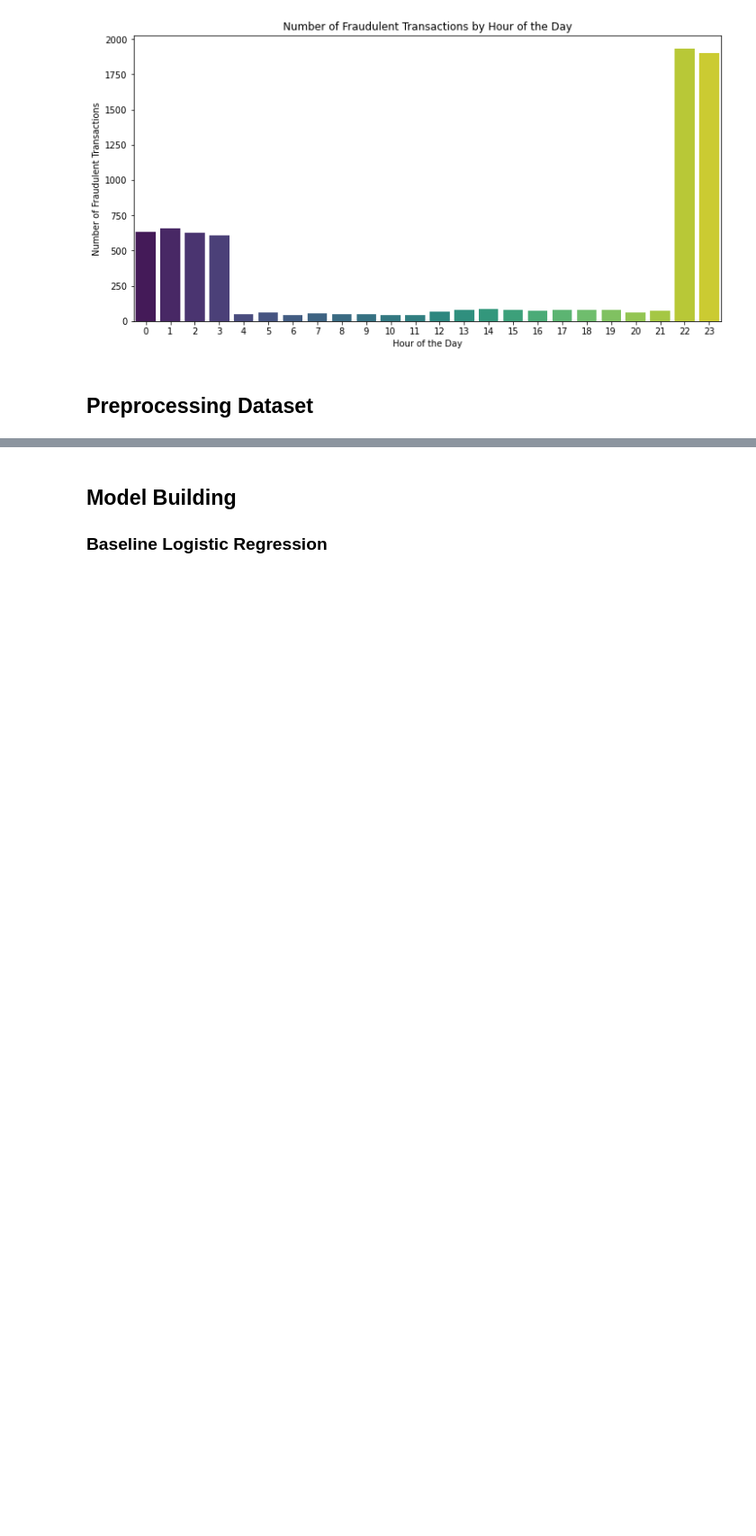
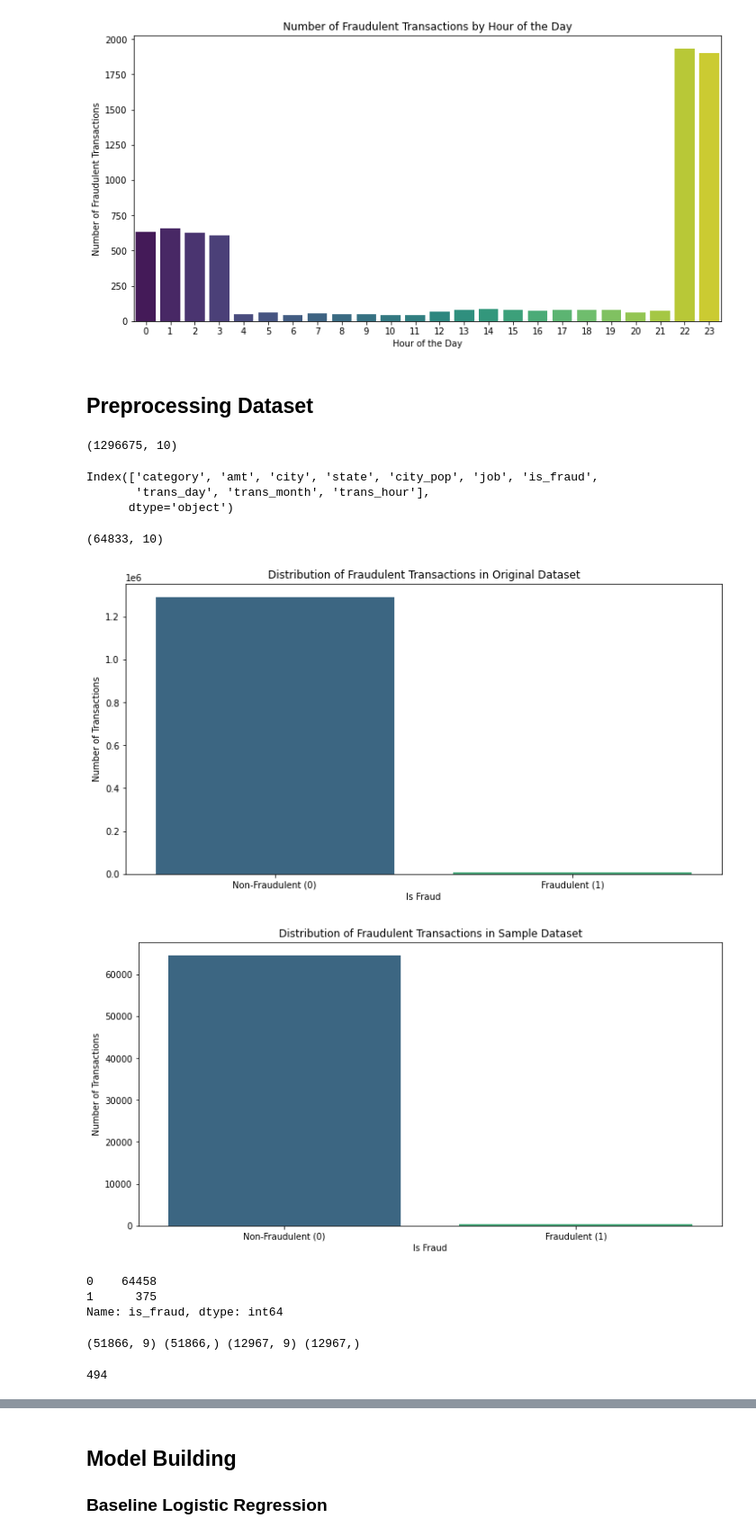
Before and after one commit to Haoweee/Credit-Card-Fraud-Detection, a Jupyter notebook: notebook/fraud_detection.ipynb, the cells around one changed output, grey strips where cells are left out. Shown: that part at 90% size. Cells and saved outputs as stored; diff of their text form; code cells hidden in the pictures; blank space fills up the shorter version.

```diff
--- a/notebook/fraud_detection.ipynb
+++ b/notebook/fraud_detection.ipynb
@@ -475,5 +477,50 @@ plt.show()
 ## Preprocessing Dataset
 # %%
 # drop unnecessary columns for model training
-train.drop(columns=['trans_date_trans_time', 'cc_num', 'merchant', 'street', 'zip', 'dob', 'unix_time', 'trans_date', 'trans_year', 'age_at_transaction'], inplace=True)
-test.drop(columns=['trans_date_trans_time', 'cc_num', 'merchant', 'street', 'zip', 'dob', 'unix_time', 'trans_date', 'trans_year', 'age_at_transaction'], inplace=True)
+train.drop(columns=['trans_date_trans_time', 'cc_num', 'lat', 'long', 'merchant', 'street', 'zip', 'dob', 'unix_time', 'trans_date', 'trans_year', 'age_at_transaction'], inplace=True)
+test.drop(columns=['trans_date_trans_time', 'cc_num', 'lat', 'long', 'merchant', 'street', 'zip', 'dob', 'unix_time', 'trans_date', 'trans_year', 'age_at_transaction'], inplace=True)
+# %%
+train.drop(columns=['gender', 'merch_lat', 'merch_long'], inplace=True)
+# %%
+train.shape
+# %% [output]
+(1296675, 10)
+# %%
+train.columns
+# %% [output]
+Index(['category', 'amt', 'city', 'state', 'city_pop', 'job', 'is_fraud',
+       'trans_day', 'trans_month', 'trans_hour'],
+      dtype='object')
+# %%
+# take a sample of dataset
+train_sample, _ = train_test_split(train, test_size=0.95, stratify=train['is_fraud'] , random_state=42)
+# %%
+train_sample.shape
+# %% [output]
+(64833, 10)
+# %%
+# graph distribution of original and sample dataset
+plt.figure(figsize=(12, 6))
+sns.countplot(x='is_fraud', data=train, palette='viridis')
+plt.title('Distribution of Fraudulent Transactions in Original Dataset')
+plt.xlabel('Is Fraud')
+plt.ylabel('Number of Transactions')
+plt.xticks(ticks=[0, 1], labels=['Non-Fraudulent (0)', 'Fraudulent (1)'])
+plt.show()
+
+plt.figure(figsize=(12, 6))
+sns.countplot(x='is_fraud', data=train_sample, palette='viridis')
+plt.title('Distribution of Fraudulent Transactions in Sample Dataset')
+plt.xlabel('Is Fraud')
+plt.ylabel('Number of Transactions')
+plt.xticks(ticks=[0, 1], labels=['Non-Fraudulent (0)', 'Fraudulent (1)'])
+plt.show()
+
+# of the sample data how many are fraudulent and non-fraudulent
+train_sample['is_fraud'].value_counts()
+# %% [output]
+[figure, added]
+[figure, added]
+0    64458
+1      375
+Name: is_fraud, dtype: int64
@@ -480,6 +532,15 @@ test.drop(columns=['trans_date_trans_time', 'cc_num', 'merchant', 'street', 'zip
 # %%
 # Separate features and target variable
-X_train = train.drop(columns=['is_fraud'])
-y_train = train['is_fraud']
-X_test = test.drop(columns=['is_fraud'])
-y_test = test['is_fraud']
+# X_train = train.drop(columns=['is_fraud'])
+# y_train = train['is_fraud']
+# X_test = test.drop(columns=['is_fraud'])
+# y_test = test['is_fraud']
+
+print(X_train.shape, y_train.shape, X_test.shape, y_test.shape)
+# %% [output]
+(51866, 9) (51866,) (12967, 9) (12967,)
+# %%
+# find unique job titles
+train['job'].nunique()
+# %% [output]
+494
```
Also changed, not shown: parts of 29 cells of this notebook.
